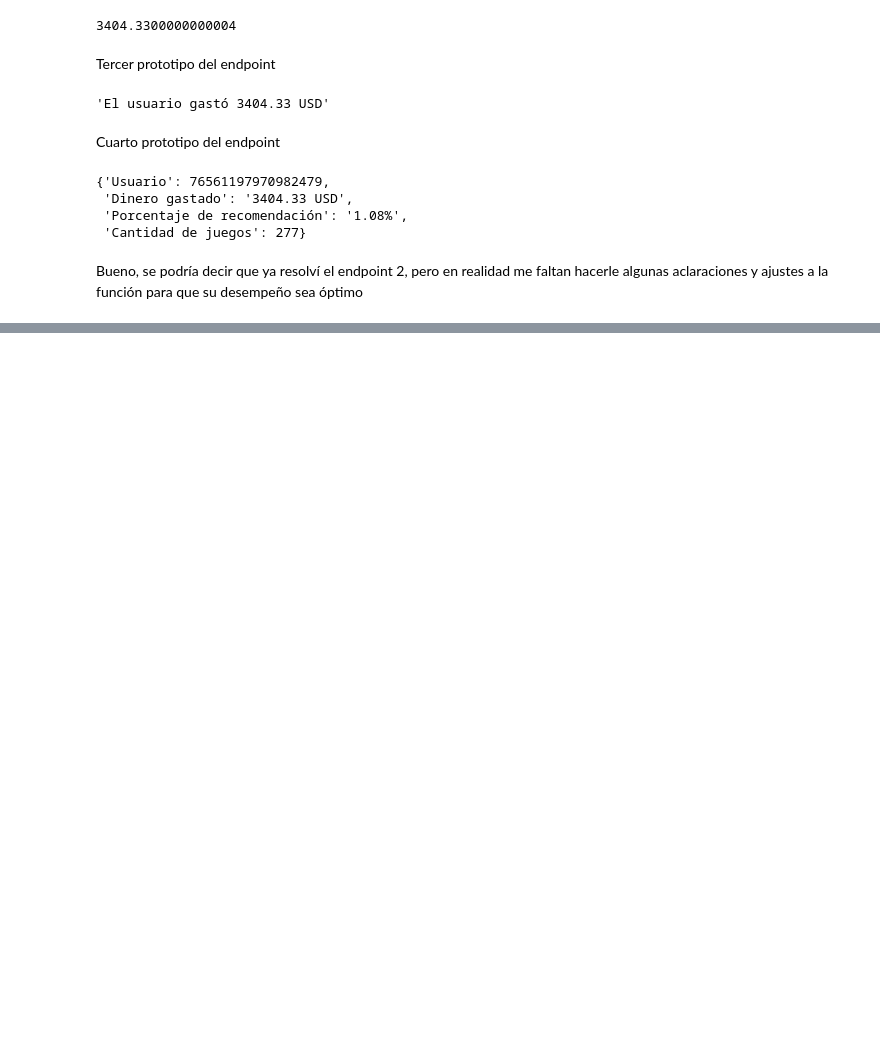
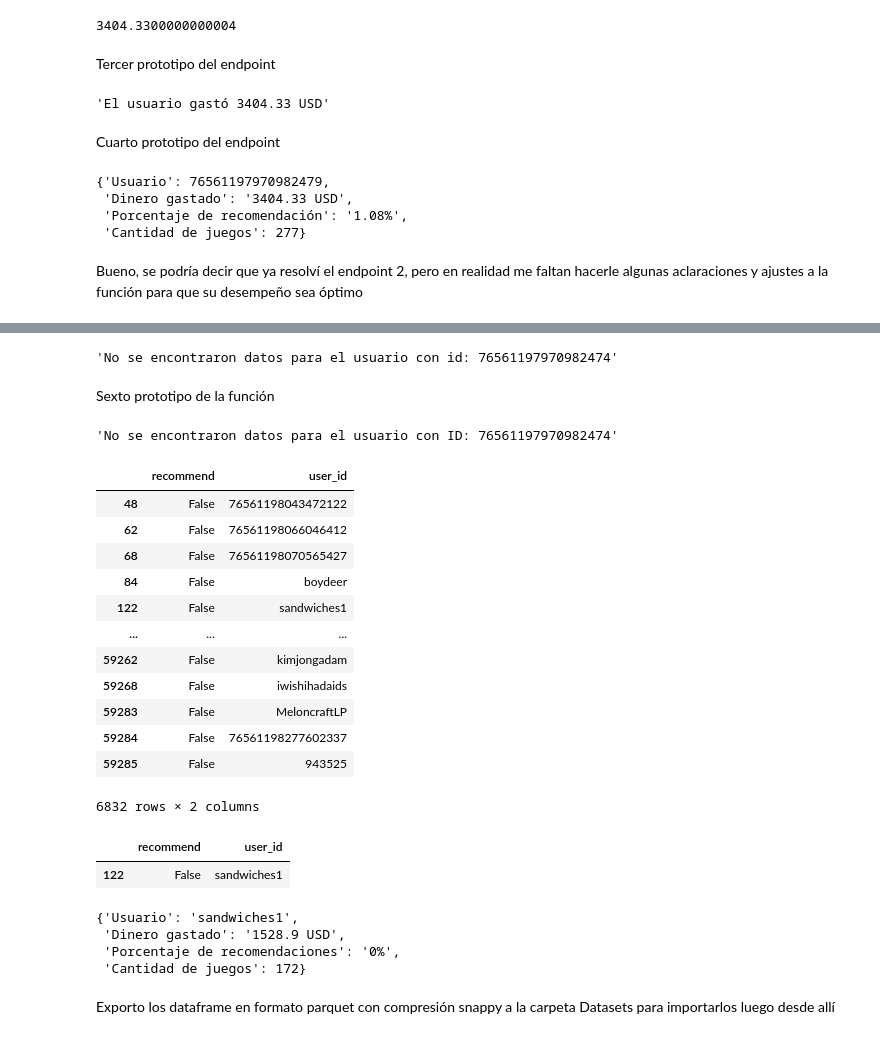
Before and after one commit to Tagliaferro22/steam-games, a Jupyter notebook: endpoints/endpoint_2.ipynb, the cells around one changed output, grey strips where cells are left out. Cells and saved outputs as stored; diff of their text form; code cells hidden in the pictures; blank space fills up the shorter version.

Commit message:
Añadiendo los archivos que serán usados para el segundo endpoint

```diff
--- a/endpoints/endpoint_2.ipynb
+++ b/endpoints/endpoint_2.ipynb
@@ -9,7 +9,7 @@ import pandas as pd
 # %% [markdown]
 Lectura de los conjuntos de datos necesarios necesarios y breve vistazo de la cabecera de los mismos
 # %%
-user_reviews = pd.read_parquet("../EDA/user_reviews_complete.parquet")
+user_reviews = pd.read_parquet("./EDA/user_reviews_complete.parquet")
 user_reviews.head()
 # %% [output]
 |  | funny | posted | last_edited | item_id | helpful | recommend | review | user_id |
@@ -317,0 +344,6 @@ Bueno, se podría decir que ya resolví el endpoint 2, pero en realidad me falta
+# %%
+user_data(76561197970982474) # La salida es la esperada.
+# %% [output]
+'No se encontraron datos para el usuario con id: 76561197970982474'
+# %% [markdown]
+Sexto prototipo de la función
@@ -317,0 +383,34 @@ Bueno, se podría decir que ya resolví el endpoint 2, pero en realidad me falta
+# %%
+user_data(76561197970982474) # La salida es la esperada.
+# %% [output]
+'No se encontraron datos para el usuario con ID: 76561197970982474'
+# %%
+user_reviews[user_reviews["recommend"] == False] # Probemos con sandwiches1
+# %% [output]
+|  | recommend | user_id |
+| 48 | False | 76561198043472122 |
+| 62 | False | 76561198066046412 |
+| 68 | False | 76561198070565427 |
+| 84 | False | boydeer |
+| 122 | False | sandwiches1 |
+| ... | ... | ... |
+| 59262 | False | kimjongadam |
+| 59268 | False | iwishihadaids |
+| 59283 | False | MeloncraftLP |
+| 59284 | False | 76561198277602337 |
+| 59285 | False | 943525 |
+6832 rows × 2 columns
+# %%
+user_reviews[user_reviews["user_id"] == "sandwiches1"] # Ideal, sólo tiene una recomendación y es negativa, osea tiene 0 recomendaciones positivas
+# %% [output]
+|  | recommend | user_id |
+| 122 | False | sandwiches1 |
+# %%
+user_data("sandwiches1")
+# %% [output]
+{'Usuario': 'sandwiches1',
+ 'Dinero gastado': '1528.9 USD',
+ 'Porcentaje de recomendaciones': '0%',
+ 'Cantidad de juegos': 172}
+# %% [markdown]
+Exporto los dataframe en formato parquet con compresión snappy a la carpeta Datasets para importarlos luego desde allí
```
Also changed, not shown: parts of 10 cells of this notebook, 3 other files.
